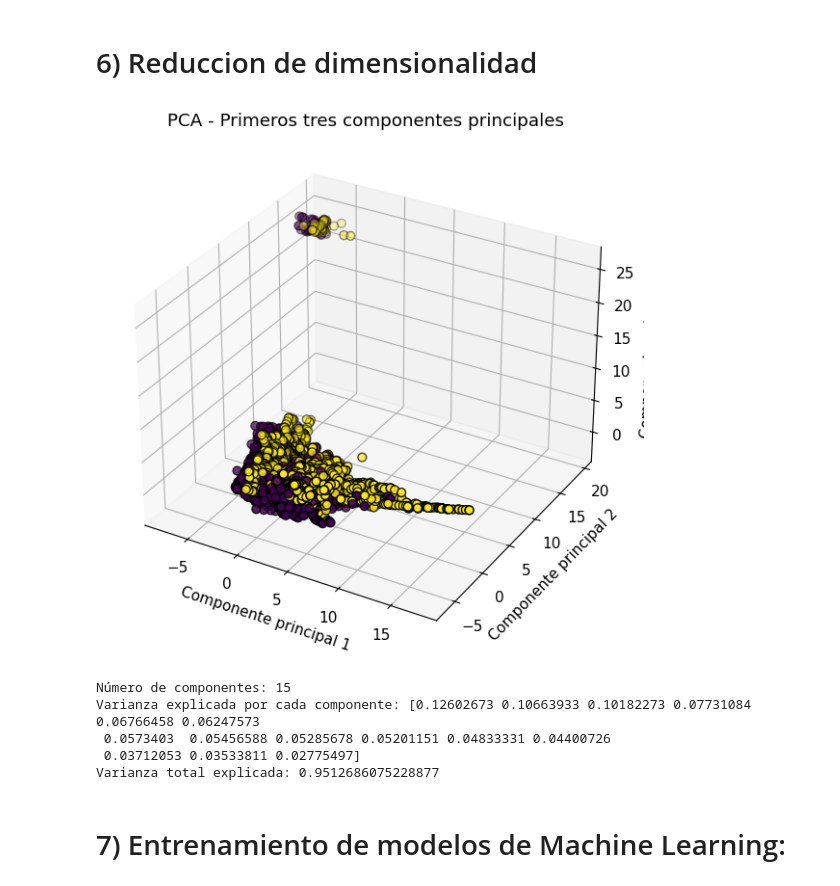
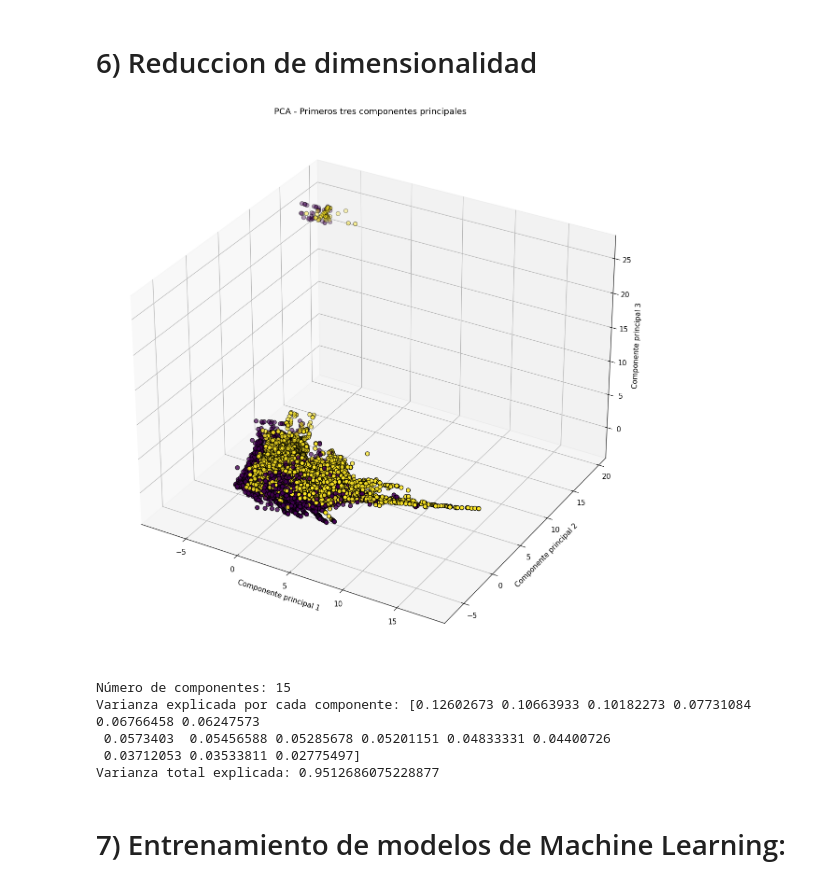
Before and after one commit to SValduezaL/TFM-Master-IA-INESDI, a Jupyter notebook: BBDD Kaagle/predicción_ inasistencia_v2.ipynb, the cells around one changed output. Drawn from its saved outputs; the diff is of its cells as text; code cells hidden in the pictures.

```diff
--- a/BBDD Kaagle/predicción_ inasistencia_v2.ipynb
+++ b/BBDD Kaagle/predicción_ inasistencia_v2.ipynb
@@ -452,27 +450,27 @@ plt.show()
 # %%
 # Aplicar PCA para reducir la dimensionalidad mientras se conserva la mayor cantidad de varianza posible
 pca = PCA(n_components=0.95) # Seleccionar el número de componentes que conservan el 99% de la varianza
 
 # Ajustar y transformar los datos de entrenamiento
 X_balanced_scaled = pca.fit_transform(X_balanced_scaled)
 X_test_scaled = pca.transform(X_test_scaled)
 
 # Graficar los primeros tres componentes principales en un gráfico 3D
-fig = plt.figure(figsize=(15, 10))
+fig = plt.figure(figsize=(25, 15))
 ax = fig.add_subplot(111, projection='3d')
 ax.scatter(X_balanced_scaled[:, 0], X_balanced_scaled[:, 1], X_balanced_scaled[:, 2], c=y_balanced, cmap='viridis', edgecolor='k', s=40)
 ax.set_title('PCA - Primeros tres componentes principales')
 ax.set_xlabel('Componente principal 1')
 ax.set_ylabel('Componente principal 2')
 ax.set_zlabel('Componente principal 3')
 plt.show()
 
 # Imprimir la cantidad de componentes y la varianza explicada
 print(f"Número de componentes: {pca.n_components_}")
 print(f"Varianza explicada por cada componente: {pca.explained_variance_ratio_}")
 print(f"Varianza total explicada: {np.sum(pca.explained_variance_ratio_)}")
 # %% [output]
-[figure, old version]
+[figure, new version]
 Número de componentes: 15
 Varianza explicada por cada componente: [0.12602673 0.10663933 0.10182273 0.07731084 0.06766458 0.06247573
  0.0573403  0.05456588 0.05285678 0.05201151 0.04833331 0.04400726
```
Also changed, not shown: parts of 2 cells of this notebook.
